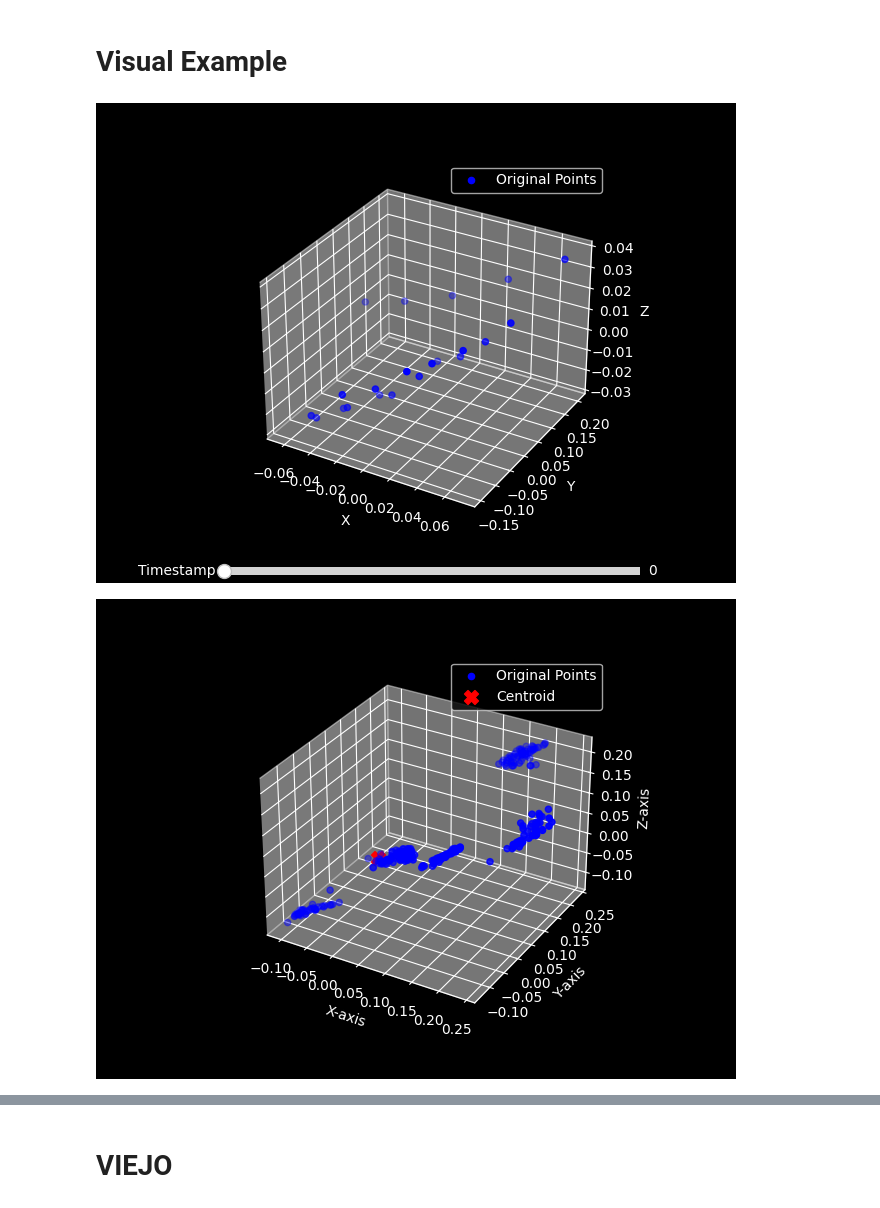
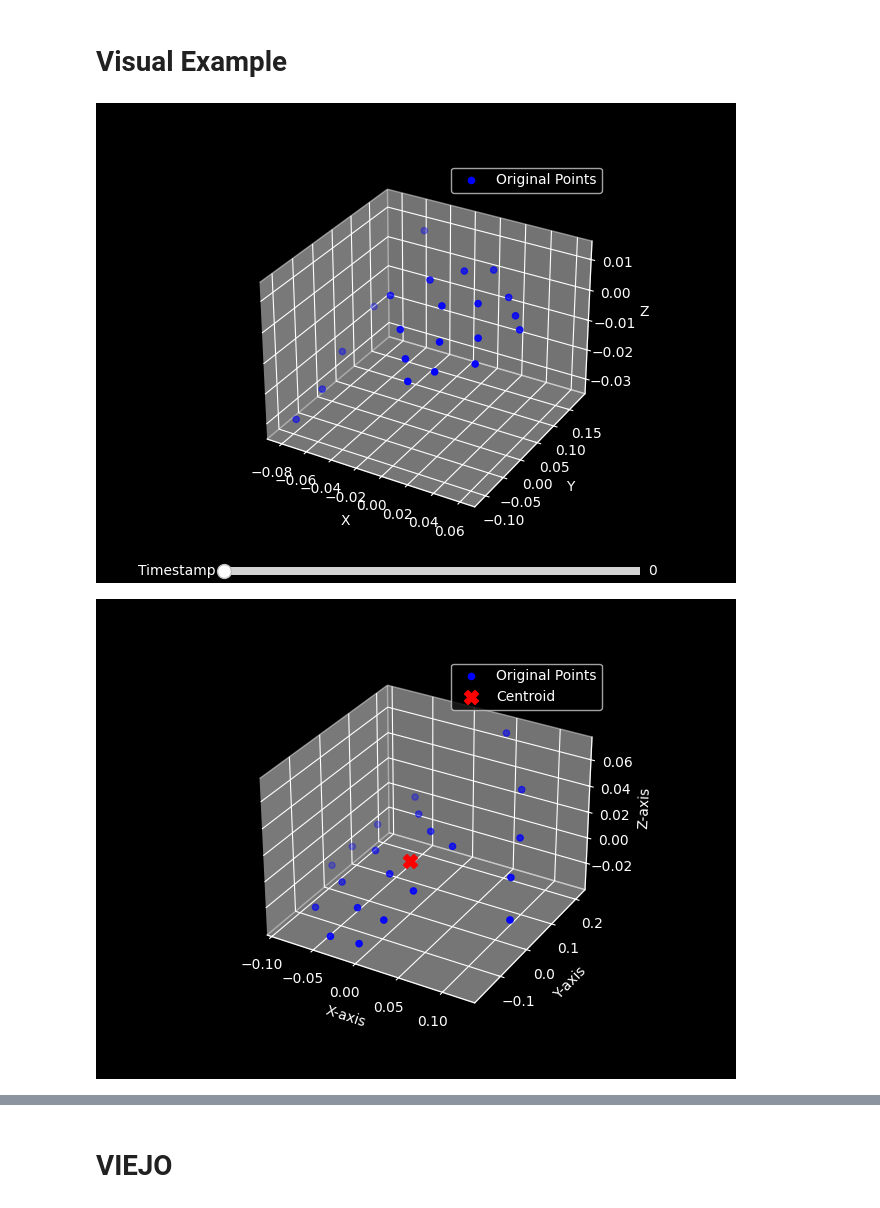
Before and after one commit to juannquinones/HandHygiene, a Jupyter notebook: HandHygiene/Example.ipynb, the cells around one changed output, grey strips where cells are left out. Cells and saved outputs as stored; diff of their text form; code cells hidden in the pictures.

```diff
--- a/HandHygiene/Example.ipynb
+++ b/HandHygiene/Example.ipynb
@@ -41,3 +28,5 @@ mp_drawing = mp.solutions.drawing_utils
 mp_drawing_styles = mp.solutions.drawing_styles
 mp_hands = mp.solutions.hands
 hands = mp_hands.Hands(model_complexity=0, min_detection_confidence=0.4, min_tracking_confidence=0.4, max_num_hands = 2,static_image_mode=True) # modelo
+# Model with all te functions ready to be used
+hygine_model = HandHygineModel(mp_drawing,mp_drawing_styles,mp_hands,hands)
@@ -457,15 +283,43 @@ cv2.destroyAllWindows()
 # Visual Example
 # %%
 %matplotlib widget
+# %%
+points_array_deque = deque() # Para ir guardando datos en memoria
+for f in video_paths[:]:
+    print(f)
+    step = f[0]
+    cap = cv2.VideoCapture(f[1])
+    right_hand_deque = deque() # estructura optima para ir agregando datos
+    left_hand_deque = deque()
+    image_success = True
+    while cap.isOpened() and image_success:
+        image_success, image = cap.read()
+        success, _, right_hand_rows, left_hand_rows = hygine_model.get_landmarks_structure(image_success, image, mode='video', return_image=False)
+        # if success:
+        #    cv2.imshow('Paso '+str(f[0]), image)
+        # if cv2.waitKey(5) & 0xFF == 27:
+        #    break
+
+        if success: # Solo se procesan las que tienen landmarks validos
+            if hygine_model.verify_hand_rows(right_hand_rows,left_hand_rows):
+                right_hand_deque.append(hygine_model.get_normalized_rows(right_hand_rows))
+                left_hand_deque.append(hygine_model.get_normalized_rows(left_hand_rows))
+
+    cap.release()
+    cv2.destroyAllWindows()
+    points_array = np.concatenate((np.array(right_hand_deque, dtype=float).reshape((len(right_hand_deque),-1)),
+                    np.array(left_hand_deque, dtype=float).reshape((len(left_hand_deque),-1)),
+                    np.ones([len(left_hand_deque),1])*step), axis=1)
+    points_array_deque.append(points_array)
+    break
 # %%
 import matplotlib.pyplot as plt
 from mpl_toolkits.mplot3d import Axes3D
 from matplotlib.widgets import Slider
 import numpy as np
 
-# Assuming normalized_points is a NumPy array with shape (n, 4) where the last column represents the timestamp
-# You should replace this with your actual data
-normalized_points = a
+
+normalized_points = np.array(right_hand_deque)
 
 # Create the figure and 3D axes
 fig = plt.figure()
@@ -509,24 +363,24 @@ slider.on_changed(update)
 
 plt.show()
 # %% [output]
-[figure, old version]
+[figure, new version]
 # %%
 fig = plt.figure()
 ax = fig.add_subplot(111, projection='3d')
 
 # Plotting the original points
-ax.scatter(normalized_points[:, 0], normalized_points[:, 1], normalized_points[:, 2], c='blue', label='Original Points')
+ax.scatter(normalized_points[554,:, 0], normalized_points[554,:, 1], normalized_points[554,:, 2], c='blue', label='Original Points')
 
 # Plotting the centroid
 ax.scatter(0,0,0, c='red', marker='X', s=100, label='Centroid')
 
 # Adding labels and legend
 ax.set_xlabel('X-axis')
 ax.set_ylabel('Y-axis')
 ax.set_zlabel('Z-axis')
 ax.legend()
 
 # Display the 3D plot
 plt.show()
 # %% [output]
-[figure, old version]
+[figure, new version]
```
Also changed, not shown: parts of 8 cells of this notebook, 1 other file.
